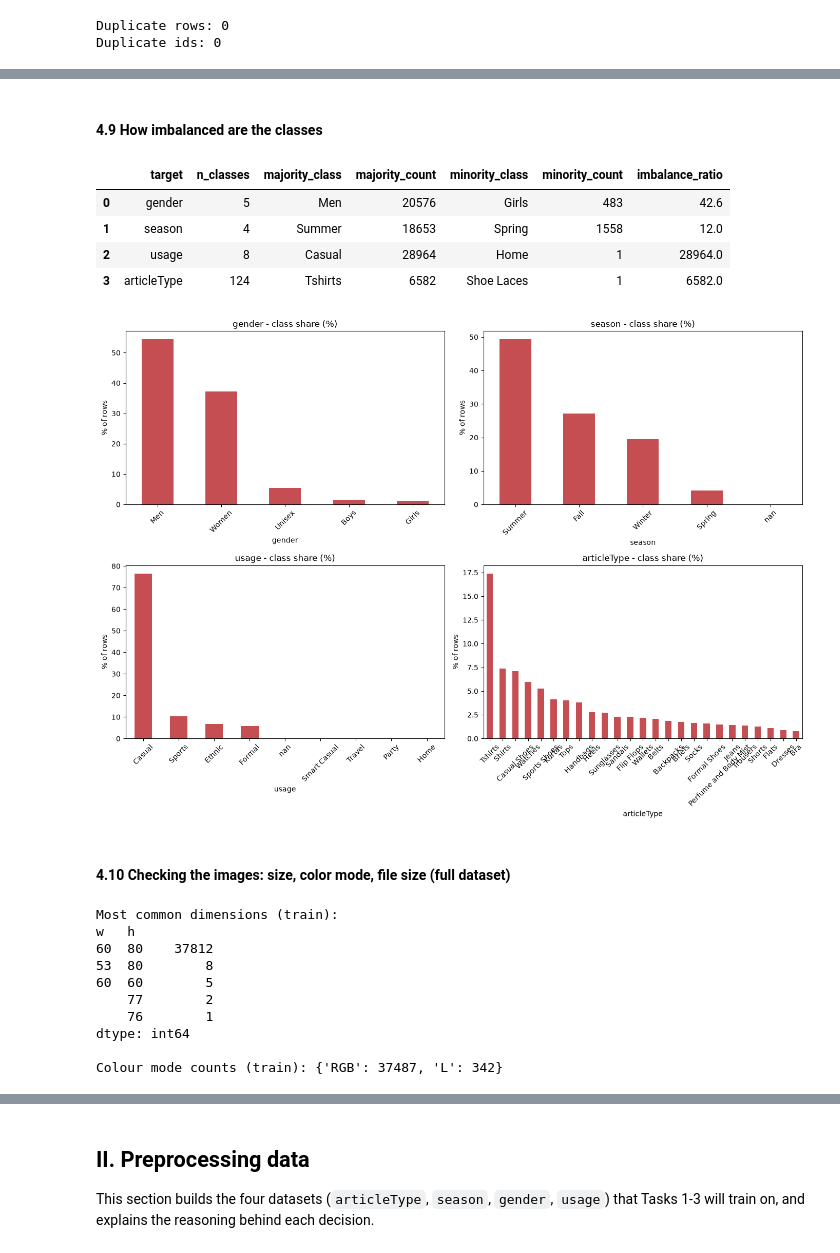
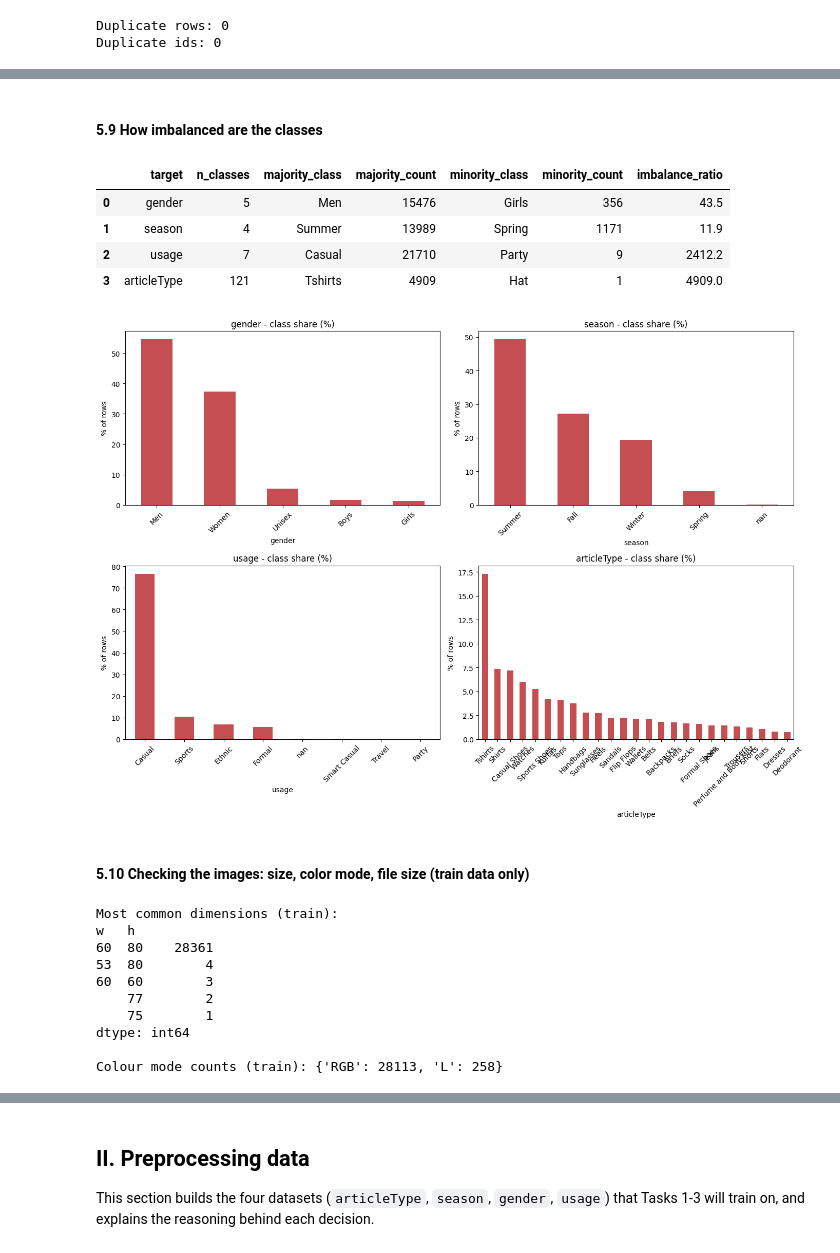
Before and after one commit to whiteshark05/COSC2753-Assignment-2, a Jupyter notebook: notebooks/COSC2753_A2_Preprocessing.ipynb, the cells around one changed output, grey strips where cells are left out. Cells and saved outputs as stored; diff of their text form; code cells hidden in the pictures.

```diff
--- a/notebooks/COSC2753_A2_Preprocessing.ipynb
+++ b/notebooks/COSC2753_A2_Preprocessing.ipynb
@@ -277,0 +260,26 @@ touched in this notebook.
+# %%
+sgkf = StratifiedGroupKFold(n_splits=4, shuffle=True, random_state=RANDOM_STATE)  # 1 fold ~= 25%
+
+# masterCategory needs at least n_splits rows per category for a clean split. A category
+# with fewer rows than that can't be divided properly and ends up placed by chance --
+# drop those rows first rather than let that happen silently.
+master_counts = df['masterCategory'].value_counts()
+too_rare_master = master_counts[master_counts < sgkf.get_n_splits()].index
+if len(too_rare_master):
+    n_dropped = df['masterCategory'].isin(too_rare_master).sum()
+    print(f"Dropping {n_dropped} row(s) with a masterCategory that has fewer than "
+          f"{sgkf.get_n_splits()} samples total: {list(too_rare_master)}")
+    df = df[~df['masterCategory'].isin(too_rare_master)].reset_index(drop=True)
+
+train_idx, val_idx = next(sgkf.split(df, df['masterCategory'], groups=df['dup_group']))
+train_data = df.iloc[train_idx].reset_index(drop=True)
+val_data = df.iloc[val_idx].reset_index(drop=True)
+
+print(f"Train: {train_data.shape[0]}, Val: {val_data.shape[0]}")
+
+# --- sanity checks ---
+overlap = set(train_data['dup_group']) & set(val_data['dup_group'])
+print(f"Duplicate-image groups appearing in BOTH splits: {len(overlap)} (should be 0)")
+
+missing_master = set(df['masterCategory'].unique()) - set(train_data['masterCategory'].unique())
+print(f"masterCategory classes missing from train: {missing_master if missing_master else 'none'}")
@@ -359,10 +372,9 @@ Duplicate ids: 0
 # %%
-# MODIFY: runs on the full de-duplicated `df` (pre-split), not `train_data`.
 cat_cols = ['gender', 'masterCategory', 'subCategory', 'baseColour', 'season', 'usage', 'articleType', 'year']
 fig, axes = plt.subplots(4, 2, figsize=(14, 18))  # 4x2 = 8 axes, one per cat_col
 for ax, col in zip(axes.flatten(), cat_cols):
-    order = df[col].value_counts().index[:15]  # top 15 to keep it readable
-    sns.countplot(data=df, y=col, order=order, ax=ax)
+    order = train_data[col].value_counts().index[:15]  # top 15 to keep it readable
+    sns.countplot(data=train_data, y=col, order=order, ax=ax)
     ax.set_title(col)
 plt.tight_layout()
 plt.show()
@@ -371,10 +383,9 @@ plt.show()
 # %%
-# MODIFY: runs on the full de-duplicated `df` (pre-split), not `train_data`.
 print("Category distributions (summary):\n")
 for col in cat_cols:
-    vc = df[col].value_counts()
+    vc = train_data[col].value_counts()
     top_val, top_count = vc.index[0], vc.iloc[0]
-    top_pct = top_count / len(df) * 100
+    top_pct = top_count / len(train_data) * 100
     n_classes = vc.shape[0]
     least_val, least_count = vc.index[-1], vc.iloc[-1]
     print(f"- {col}: {n_classes} categories. "
@@ -542,7 +547,6 @@ Strongest target relationship: articleType vs usage (Cramér's V = 0.66)
 # %% [markdown]
-#### 4.9 How imbalanced are the classes
+#### 5.9 How imbalanced are the classes
 # %%
-# MODIFY: runs on the full de-duplicated `df` (pre-split), not `train_data`.
 def imbalance_summary(series, name):
     vc = series.dropna().value_counts()
     ratio = vc.max() / vc.min()
@@ -557,37 +561,35 @@ def imbalance_summary(series, name):
     }
 
 imbalance_table = pd.DataFrame([
-    imbalance_summary(df['gender'], 'gender'),
-    imbalance_summary(df['season'], 'season'),
-    imbalance_summary(df['usage'], 'usage'),
-    imbalance_summary(df['articleType'], 'articleType'),
+    imbalance_summary(train_data['gender'], 'gender'),
+    imbalance_summary(train_data['season'], 'season'),
+    imbalance_summary(train_data['usage'], 'usage'),
+    imbalance_summary(train_data['articleType'], 'articleType'),
 ])
 imbalance_table
 # %% [output]
 |  | target | n_classes | majority_class | majority_count | minority_class | minority_count | imbalance_ratio |
-| 0 | gender | 5 | Men | 20576 | Girls | 483 | 42.6 |
-| 1 | season | 4 | Summer | 18653 | Spring | 1558 | 12.0 |
-| 2 | usage | 8 | Casual | 28964 | Home | 1 | 28964.0 |
-| 3 | articleType | 124 | Tshirts | 6582 | Shoe Laces | 1 | 6582.0 |
+| 0 | gender | 5 | Men | 15476 | Girls | 356 | 43.5 |
+| 1 | season | 4 | Summer | 13989 | Spring | 1171 | 11.9 |
+| 2 | usage | 7 | Casual | 21710 | Party | 9 | 2412.2 |
+| 3 | articleType | 121 | Tshirts | 4909 | Hat | 1 | 4909.0 |
 # %%
-# MODIFY: runs on the full de-duplicated `df` (pre-split), not `train_data`.
 fig, axes = plt.subplots(2, 2, figsize=(14, 10))
 for ax, col in zip(axes.flatten(), ['gender', 'season', 'usage', 'articleType']):
-    shares = df[col].value_counts(normalize=True, dropna=False) * 100
+    shares = train_data[col].value_counts(normalize=True, dropna=False) * 100
     if col == 'articleType':
         shares = shares.head(25)
     shares.plot(kind='bar', ax=ax, color='#C44E52')
     ax.set_ylabel('% of rows')
     ax.set_title(f'{col} - class share (%)')
     ax.tick_params(axis='x', rotation=45)
 plt.tight_layout()
 plt.show()
 # %% [output]
-[figure, old version]
+[figure, new version]
 # %% [markdown]
-#### 4.10 Checking the images: size, color mode, file size (full dataset)
+#### 5.10 Checking the images: size, color mode, file size (train data only)
 # %%
-# MODIFY: runs on the full de-duplicated `df` (pre-split), not `train_data`.
 def profile_images(ids, folder):
     rows = []
     for img_id in ids:
@@ -602,21 +604,21 @@ def profile_images(ids, folder):
                      "kb": round(p.stat().st_size / 1024, 2)})
     return pd.DataFrame(rows)
 
-imgs_train = profile_images(df['id'], IMAGES_TRAIN_DIR)
+imgs_train = profile_images(train_data['id'], IMAGES_TRAIN_DIR)
 print("Most common dimensions (train):")
 print(imgs_train.groupby(['w', 'h']).size().sort_values(ascending=False).head())
 print("\nColour mode counts (train):", imgs_train['mode'].value_counts().to_dict())
 # %% [output]
 Most common dimensions (train):
 w   h
-60  80    37812
-53  80        8
-60  60        5
+60  80    28361
+53  80        4
+60  60        3
     77        2
-    76        1
+    75        1
 dtype: int64
 
-Colour mode counts (train): {'RGB': 37487, 'L': 342}
+Colour mode counts (train): {'RGB': 28113, 'L': 258}
 # %%
 fig, ax = plt.subplots(1, 2, figsize=(12, 4))
 ax[0].hist(imgs_train["kb"], bins=60, color="#4C72B0")
```
Also changed, not shown: parts of 78 cells of this notebook.
